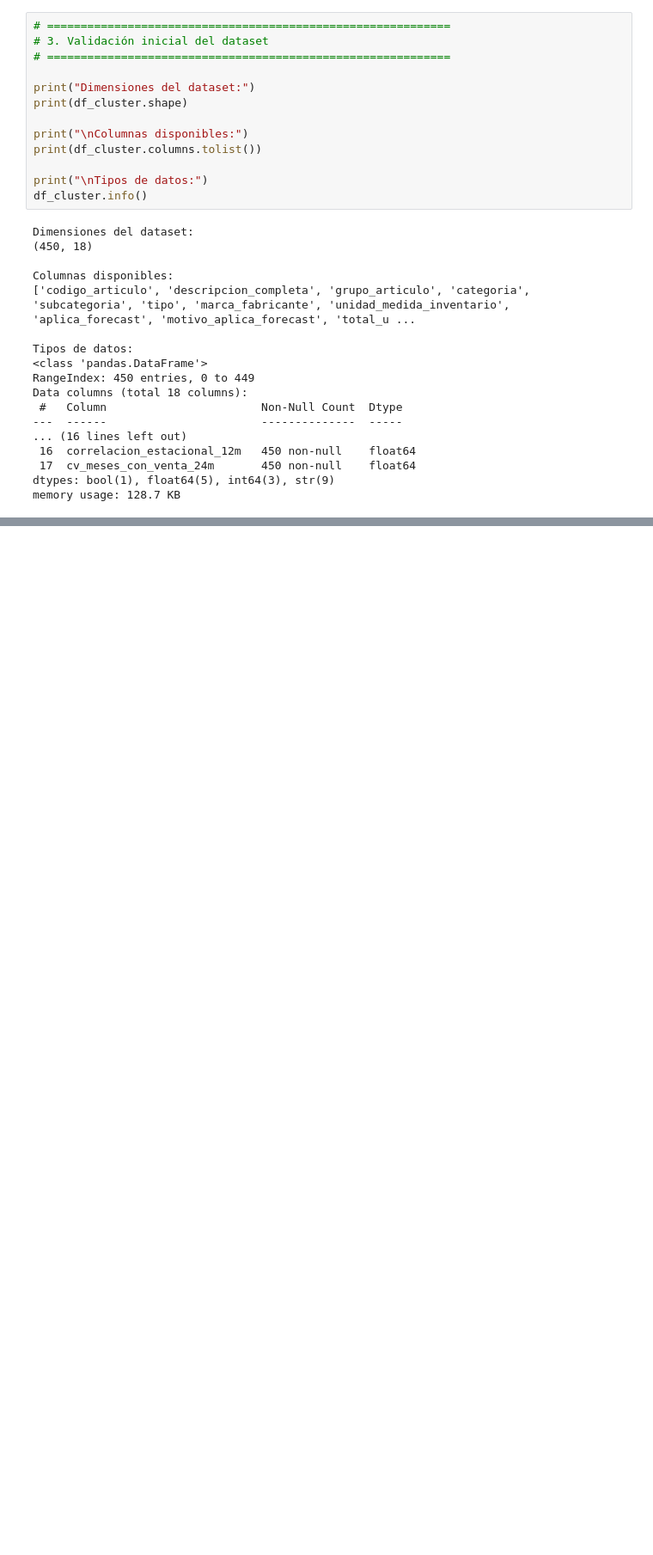
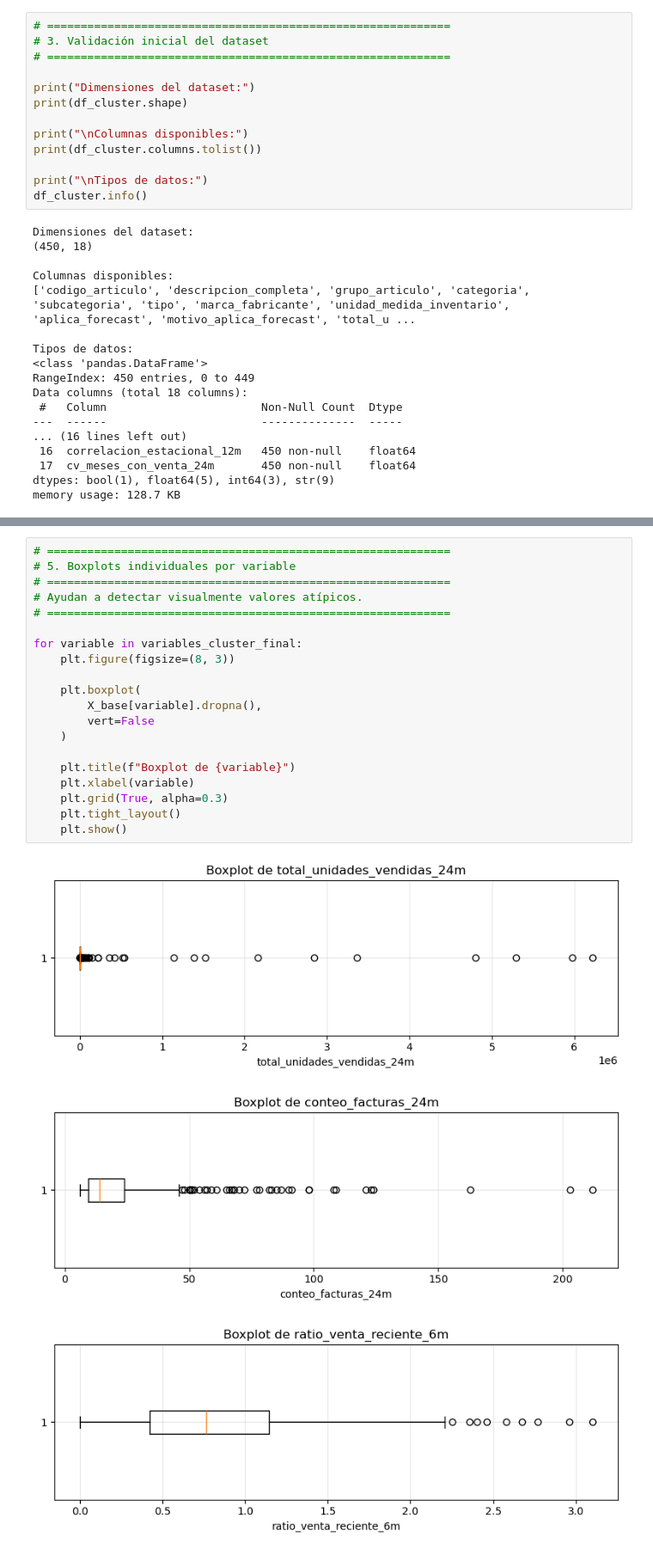
Before and after one commit to choppeb7/Tesis-Master-AI, a Jupyter notebook: 4_cluterizacion_articulos.ipynb, the cells around one changed output, grey strips where cells are left out. Shown at 86% size. Drawn from its saved outputs; the diff is of its cells as text; blank space fills up the shorter version.

```diff
--- a/4_cluterizacion_articulos.ipynb
+++ b/4_cluterizacion_articulos.ipynb
@@ -117,0 +334,24 @@ memory usage: 128.7 KB
+# %%
+# ============================================================
+# 5. Boxplots individuales por variable
+# ============================================================
+# Ayudan a detectar visualmente valores atípicos.
+# ============================================================
+
+for variable in variables_cluster_final:
+    plt.figure(figsize=(8, 3))
+
+    plt.boxplot(
+        X_base[variable].dropna(),
+        vert=False
+    )
+
+    plt.title(f"Boxplot de {variable}")
+    plt.xlabel(variable)
+    plt.grid(True, alpha=0.3)
+    plt.tight_layout()
+    plt.show()
+# %% [output]
+[figure, added]
+[figure, added]
+[figure, added]
```
Also changed, not shown: parts of 32 cells of this notebook, 1 other file.
